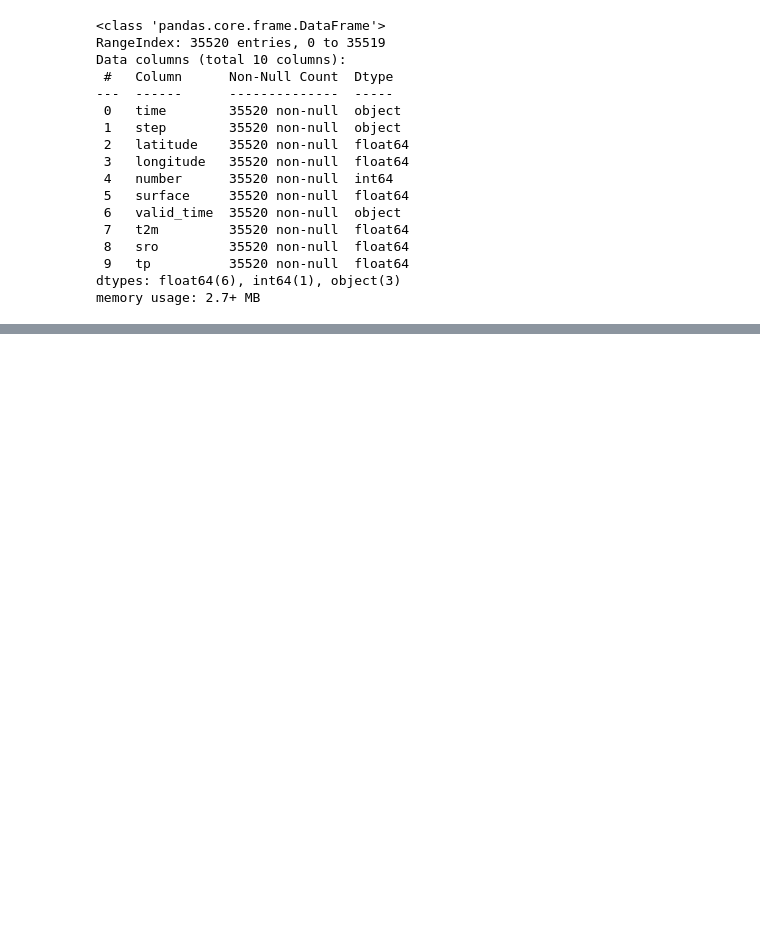
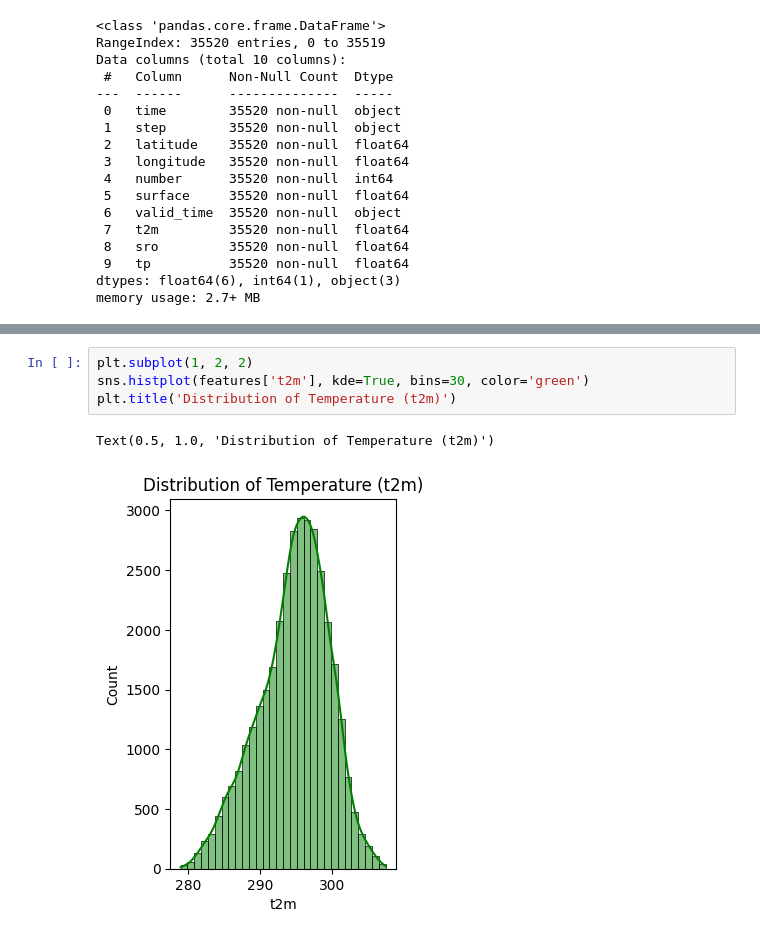
Before and after one commit to aminnademi/Clustring-On-North-of-Iran-Climate-Dataset, a Jupyter notebook: notebook.ipynb, the cells around one changed output, grey strips where cells are left out. Cells and saved outputs as stored; diff of their text form; blank space fills up the shorter version.

```diff
--- a/notebook.ipynb
+++ b/notebook.ipynb
@@ -99,0 +120,7 @@ memory usage: 2.7+ MB
+# %%
+plt.subplot(1, 2, 2)
+sns.histplot(features['t2m'], kde=True, bins=30, color='green')
+plt.title('Distribution of Temperature (t2m)')
+# %% [output]
+Text(0.5, 1.0, 'Distribution of Temperature (t2m)')
+[figure, added]
```
Also changed, not shown: parts of 4 cells of this notebook.
